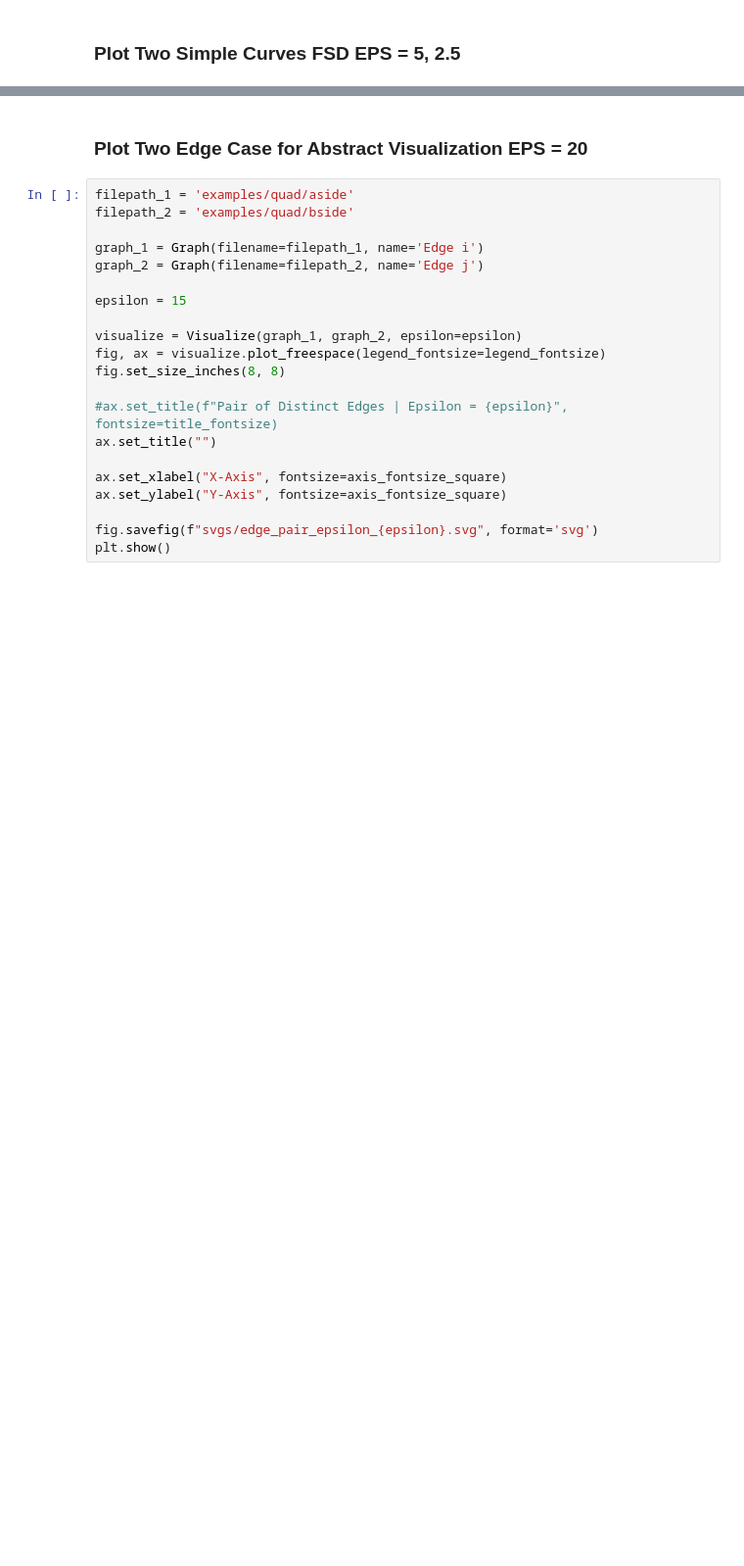
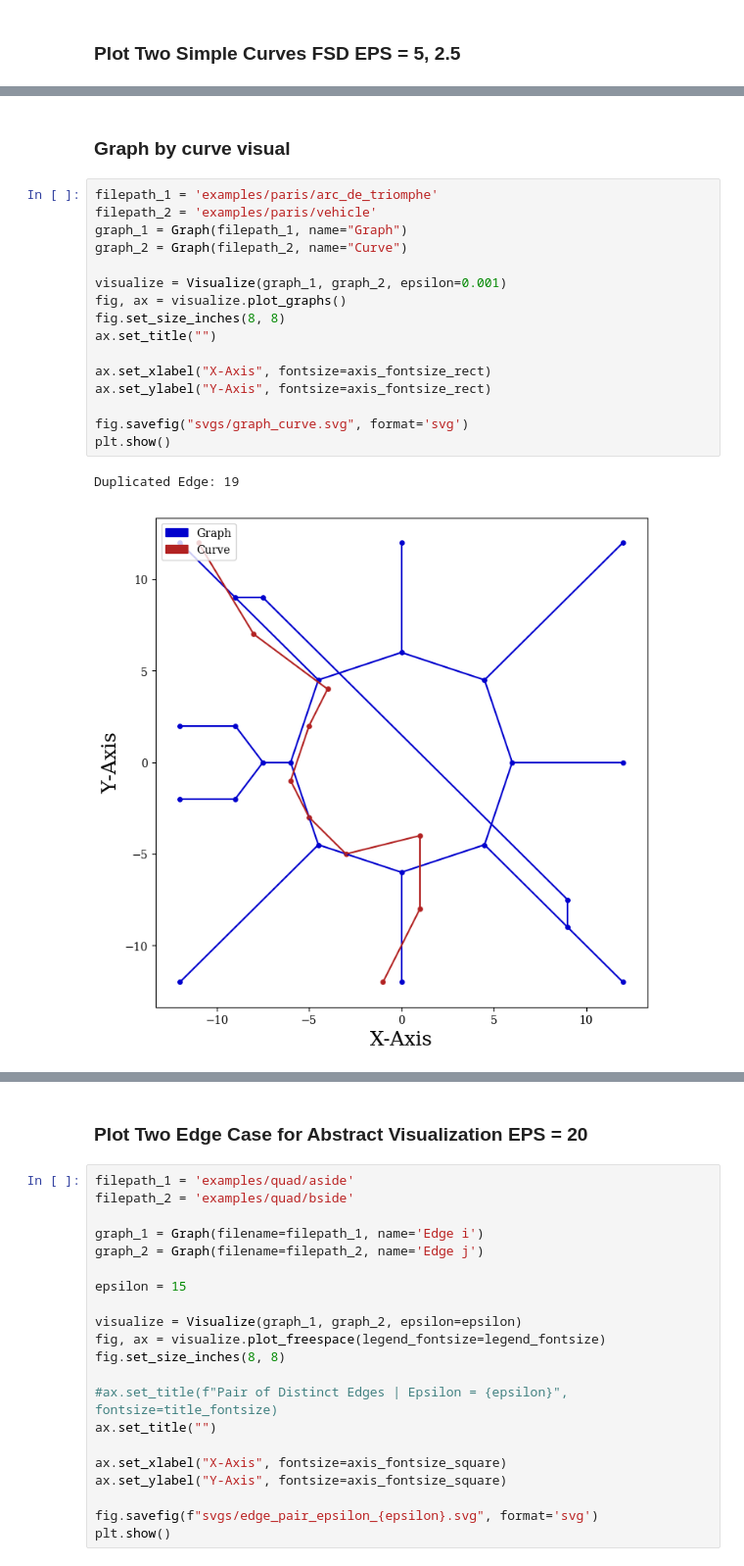
Before and after one commit to compgeomTU/will_rodman_thesis, a Jupyter notebook: images/image_generator.ipynb, the cells around one changed output, grey strips where cells are left out. Shown at 98% size. Drawn from its saved outputs; the diff is of its cells as text; blank space fills up the shorter version.

```diff
--- a/images/image_generator.ipynb
+++ b/images/image_generator.ipynb
@@ -192,0 +194,21 @@ for idx, epsilon in enumerate([2, 4], 1):
+# %% [markdown]
+### Graph by curve visual
+# %%
+filepath_1 = 'examples/paris/arc_de_triomphe'
+filepath_2 = 'examples/paris/vehicle'
+graph_1 = Graph(filepath_1, name="Graph")
+graph_2 = Graph(filepath_2, name="Curve")
+
+visualize = Visualize(graph_1, graph_2, epsilon=0.001)
+fig, ax = visualize.plot_graphs()
+fig.set_size_inches(8, 8)
+ax.set_title("")
+
+ax.set_xlabel("X-Axis", fontsize=axis_fontsize_rect)
+ax.set_ylabel("Y-Axis", fontsize=axis_fontsize_rect)
+
+fig.savefig("svgs/graph_curve.svg", format='svg')
+plt.show()
+# %% [output]
+Duplicated Edge: 19
+[figure, added]
```
Also changed, not shown: parts of 11 cells of this notebook, 36 other files.
